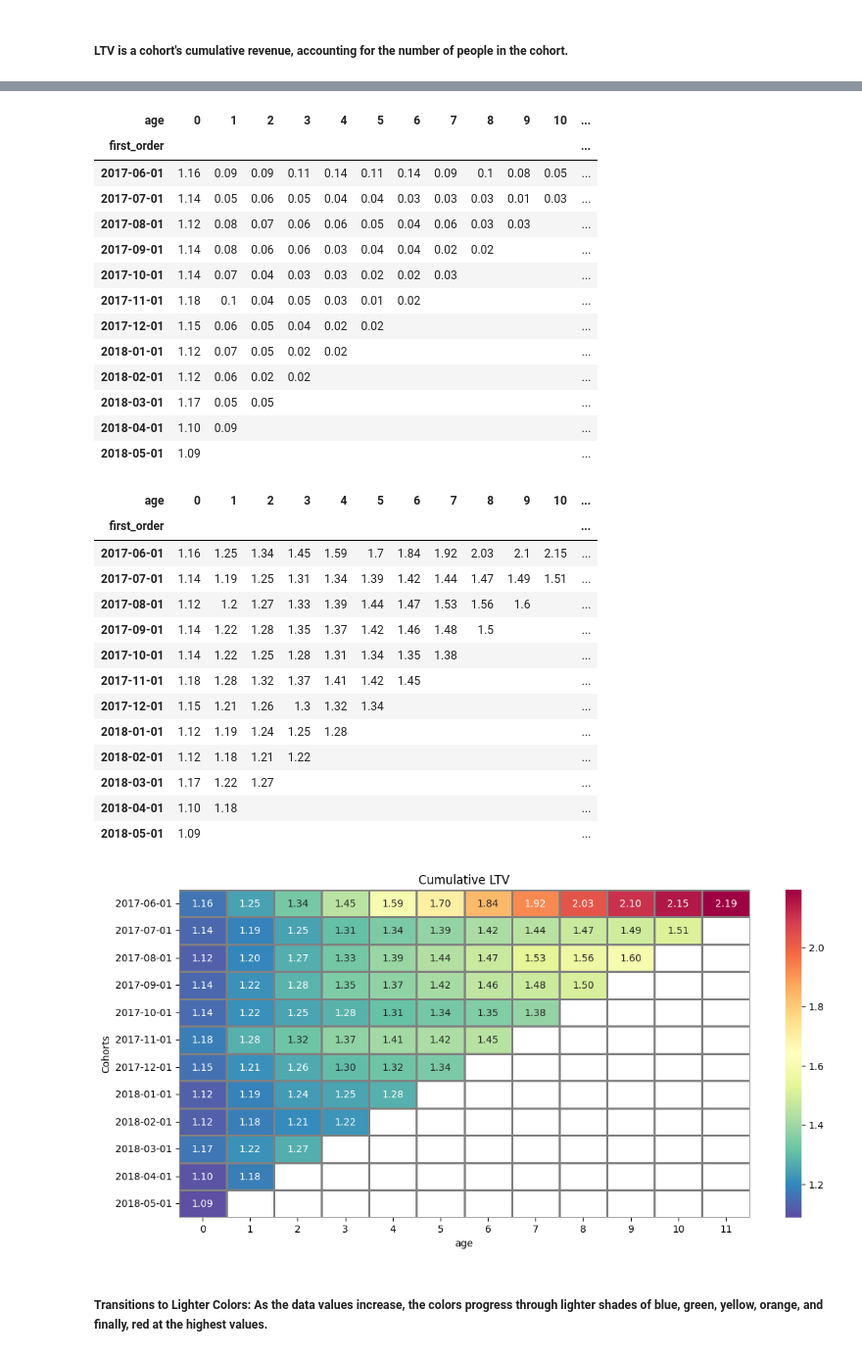
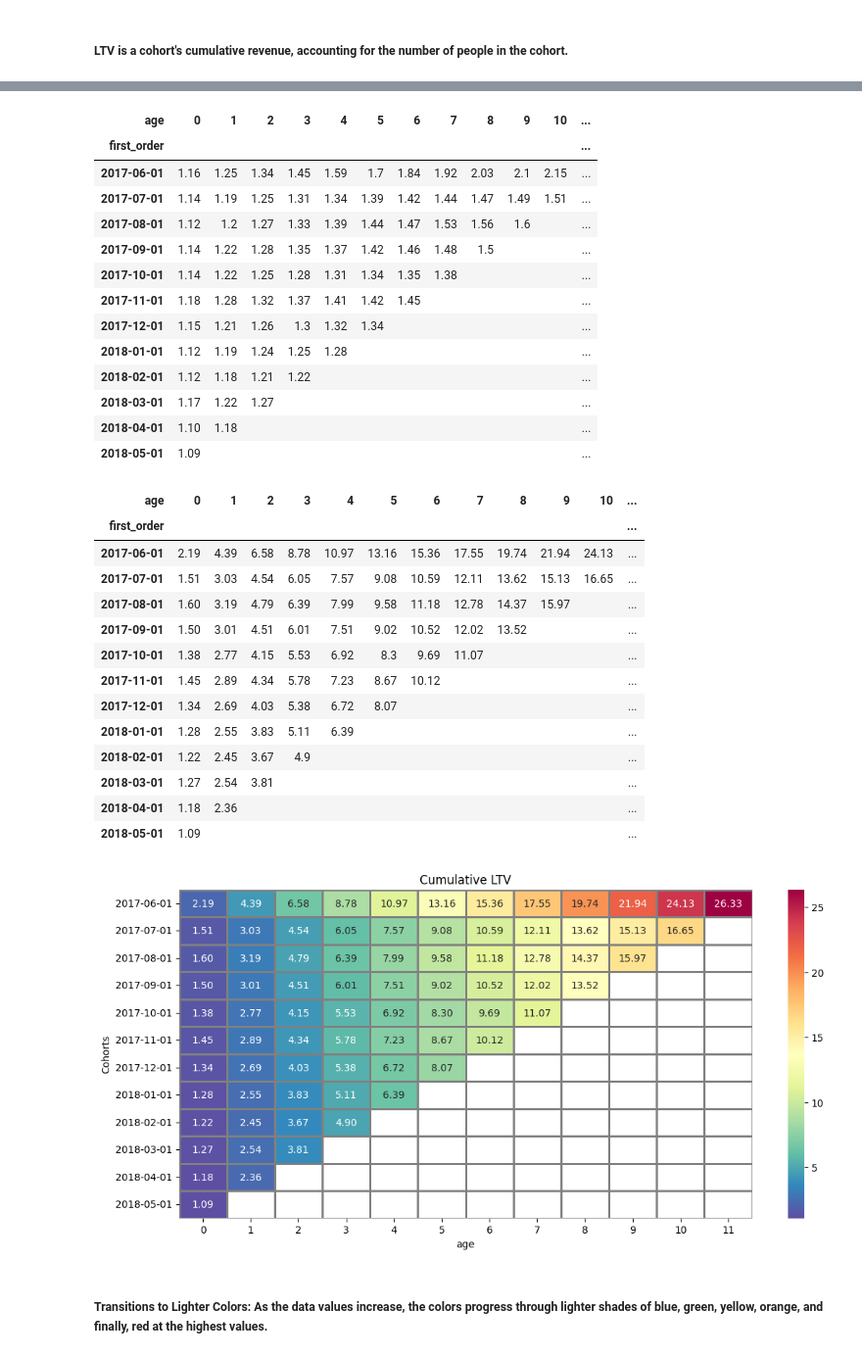
Before and after one commit to CesarChaparro1974/BA_project, a Jupyter notebook: BA_project.ipynb, the cells around one changed output, grey strips where cells are left out. Shown at 98% size. Drawn from its saved outputs; the diff is of its cells as text; code cells hidden in the pictures.

```diff
--- a/BA_project.ipynb
+++ b/BA_project.ipynb
@@ -1330,5 +1441,6 @@ orders['orders_month'] = orders['purchase_date'].values.astype('datetime64[M]')
 # %%
 # Group the data frame on first orders and purchase date and do the calculation for the revenue for the group.
-cohort = cohort.groupby(['first_order', 'purchase_date'])['revenue'].sum().reset_index()
-cohort.head()
+cohort_ltv = cohort.groupby(['cohort_size'])['revenue'].sum().reset_index()
+cohort_ltv.columns = ['cohort_size', 'revenue_ltv']
+cohort_ltv
 # %% [output]
@@ -1343,2 +1462,6 @@ cohort.head()
 # %% [markdown]
 ##### LTV is a cohort's cumulative revenue, accounting for the number of people in the cohort.
+# %%
+# Merge cohort and cohort_ltv.
+cohort = cohort.merge(cohort_ltv, how = 'inner', on = 'cohort_size')
+cohort.head()
@@ -1368,5 +1487,5 @@ cohort_new.head()
 # %%
 # Make the ltv column and its calculation.
-cohort_new['ltv'] = cohort_new['revenue'] / cohort_new['cohort_size']
-cohort_new.head()
+cohort['ltv'] = cohort['revenue_ltv'] / cohort['cohort_size']
+cohort.head()
 # %% [output]
@@ -1379,6 +1498,6 @@ cohort_new.head()
 # %%
 # Pivot table.
-cohort_new_piv = cohort_new.pivot_table(
+cohort_piv = cohort.pivot_table(
     index = 'first_order',
     columns = 'age',
     values = 'ltv',
@@ -1388,58 +1507,58 @@ cohort_new_piv.round(2).fillna('')
 # %% [output]
 | age | 0 | 1 | 2 | 3 | 4 | 5 | 6 | 7 | 8 | 9 | 10 | ... |
 | first_order |  |  |  |  |  |  |  |  |  |  |  | ... |
-| 2017-06-01 | 1.16 | 0.09 | 0.09 | 0.11 | 0.14 | 0.11 | 0.14 | 0.09 | 0.1 | 0.08 | 0.05 | ... |
-| 2017-07-01 | 1.14 | 0.05 | 0.06 | 0.05 | 0.04 | 0.04 | 0.03 | 0.03 | 0.03 | 0.01 | 0.03 | ... |
-| 2017-08-01 | 1.12 | 0.08 | 0.07 | 0.06 | 0.06 | 0.05 | 0.04 | 0.06 | 0.03 | 0.03 |  | ... |
-| 2017-09-01 | 1.14 | 0.08 | 0.06 | 0.06 | 0.03 | 0.04 | 0.04 | 0.02 | 0.02 |  |  | ... |
-| 2017-10-01 | 1.14 | 0.07 | 0.04 | 0.03 | 0.03 | 0.02 | 0.02 | 0.03 |  |  |  | ... |
-| 2017-11-01 | 1.18 | 0.1 | 0.04 | 0.05 | 0.03 | 0.01 | 0.02 |  |  |  |  | ... |
-| 2017-12-01 | 1.15 | 0.06 | 0.05 | 0.04 | 0.02 | 0.02 |  |  |  |  |  | ... |
-| 2018-01-01 | 1.12 | 0.07 | 0.05 | 0.02 | 0.02 |  |  |  |  |  |  | ... |
-| 2018-02-01 | 1.12 | 0.06 | 0.02 | 0.02 |  |  |  |  |  |  |  | ... |
-| 2018-03-01 | 1.17 | 0.05 | 0.05 |  |  |  |  |  |  |  |  | ... |
-| 2018-04-01 | 1.10 | 0.09 |  |  |  |  |  |  |  |  |  | ... |
+| 2017-06-01 | 1.16 | 1.25 | 1.34 | 1.45 | 1.59 | 1.7 | 1.84 | 1.92 | 2.03 | 2.1 | 2.15 | ... |
+| 2017-07-01 | 1.14 | 1.19 | 1.25 | 1.31 | 1.34 | 1.39 | 1.42 | 1.44 | 1.47 | 1.49 | 1.51 | ... |
+| 2017-08-01 | 1.12 | 1.2 | 1.27 | 1.33 | 1.39 | 1.44 | 1.47 | 1.53 | 1.56 | 1.6 |  | ... |
+| 2017-09-01 | 1.14 | 1.22 | 1.28 | 1.35 | 1.37 | 1.42 | 1.46 | 1.48 | 1.5 |  |  | ... |
+| 2017-10-01 | 1.14 | 1.22 | 1.25 | 1.28 | 1.31 | 1.34 | 1.35 | 1.38 |  |  |  | ... |
+| 2017-11-01 | 1.18 | 1.28 | 1.32 | 1.37 | 1.41 | 1.42 | 1.45 |  |  |  |  | ... |
+| 2017-12-01 | 1.15 | 1.21 | 1.26 | 1.3 | 1.32 | 1.34 |  |  |  |  |  | ... |
+| 2018-01-01 | 1.12 | 1.19 | 1.24 | 1.25 | 1.28 |  |  |  |  |  |  | ... |
+| 2018-02-01 | 1.12 | 1.18 | 1.21 | 1.22 |  |  |  |  |  |  |  | ... |
+| 2018-03-01 | 1.17 | 1.22 | 1.27 |  |  |  |  |  |  |  |  | ... |
+| 2018-04-01 | 1.10 | 1.18 |  |  |  |  |  |  |  |  |  | ... |
 | 2018-05-01 | 1.09 |  |  |  |  |  |  |  |  |  |  | ... |
 # %%
 # Cumulative Pivot table.
-cohort_new_piv = cohort_new.pivot_table(
+cohort_piv = cohort.pivot_table(
     index = 'first_order',
     columns = 'age',
     values = 'ltv',
     aggfunc = 'sum'
 ).cumsum(axis = 1)
-cohort_new_piv.round(2).fillna('')
+cohort_piv.round(2).fillna('')
 # %% [output]
 | age | 0 | 1 | 2 | 3 | 4 | 5 | 6 | 7 | 8 | 9 | 10 | ... |
 | first_order |  |  |  |  |  |  |  |  |  |  |  | ... |
-| 2017-06-01 | 1.16 | 1.25 | 1.34 | 1.45 | 1.59 | 1.7 | 1.84 | 1.92 | 2.03 | 2.1 | 2.15 | ... |
-| 2017-07-01 | 1.14 | 1.19 | 1.25 | 1.31 | 1.34 | 1.39 | 1.42 | 1.44 | 1.47 | 1.49 | 1.51 | ... |
-| 2017-08-01 | 1.12 | 1.2 | 1.27 | 1.33 | 1.39 | 1.44 | 1.47 | 1.53 | 1.56 | 1.6 |  | ... |
-| 2017-09-01 | 1.14 | 1.22 | 1.28 | 1.35 | 1.37 | 1.42 | 1.46 | 1.48 | 1.5 |  |  | ... |
-| 2017-10-01 | 1.14 | 1.22 | 1.25 | 1.28 | 1.31 | 1.34 | 1.35 | 1.38 |  |  |  | ... |
-| 2017-11-01 | 1.18 | 1.28 | 1.32 | 1.37 | 1.41 | 1.42 | 1.45 |  |  |  |  | ... |
-| 2017-12-01 | 1.15 | 1.21 | 1.26 | 1.3 | 1.32 | 1.34 |  |  |  |  |  | ... |
-| 2018-01-01 | 1.12 | 1.19 | 1.24 | 1.25 | 1.28 |  |  |  |  |  |  | ... |
-| 2018-02-01 | 1.12 | 1.18 | 1.21 | 1.22 |  |  |  |  |  |  |  | ... |
-| 2018-03-01 | 1.17 | 1.22 | 1.27 |  |  |  |  |  |  |  |  | ... |
-| 2018-04-01 | 1.10 | 1.18 |  |  |  |  |  |  |  |  |  | ... |
+| 2017-06-01 | 2.19 | 4.39 | 6.58 | 8.78 | 10.97 | 13.16 | 15.36 | 17.55 | 19.74 | 21.94 | 24.13 | ... |
+| 2017-07-01 | 1.51 | 3.03 | 4.54 | 6.05 | 7.57 | 9.08 | 10.59 | 12.11 | 13.62 | 15.13 | 16.65 | ... |
+| 2017-08-01 | 1.60 | 3.19 | 4.79 | 6.39 | 7.99 | 9.58 | 11.18 | 12.78 | 14.37 | 15.97 |  | ... |
+| 2017-09-01 | 1.50 | 3.01 | 4.51 | 6.01 | 7.51 | 9.02 | 10.52 | 12.02 | 13.52 |  |  | ... |
+| 2017-10-01 | 1.38 | 2.77 | 4.15 | 5.53 | 6.92 | 8.3 | 9.69 | 11.07 |  |  |  | ... |
+| 2017-11-01 | 1.45 | 2.89 | 4.34 | 5.78 | 7.23 | 8.67 | 10.12 |  |  |  |  | ... |
+| 2017-12-01 | 1.34 | 2.69 | 4.03 | 5.38 | 6.72 | 8.07 |  |  |  |  |  | ... |
+| 2018-01-01 | 1.28 | 2.55 | 3.83 | 5.11 | 6.39 |  |  |  |  |  |  | ... |
+| 2018-02-01 | 1.22 | 2.45 | 3.67 | 4.9 |  |  |  |  |  |  |  | ... |
+| 2018-03-01 | 1.27 | 2.54 | 3.81 |  |  |  |  |  |  |  |  | ... |
+| 2018-04-01 | 1.18 | 2.36 |  |  |  |  |  |  |  |  |  | ... |
 | 2018-05-01 | 1.09 |  |  |  |  |  |  |  |  |  |  | ... |
 # %%
 # To format cohort_new into a str.
-cohort_new_piv.index = cohort_new_piv.index.astype(str)
+cohort_piv.index = cohort_piv.index.astype(str)
 # Plotting the heatmap
 plt.figure(figsize = (13, 6))
-sns.heatmap(cohort_new_piv,
+sns.heatmap(cohort_piv,
             annot = True,
             fmt = '.2f',
             cmap = 'Spectral_r',
             linewidths = 1,
             linecolor = 'grey',
             cbar_kws = {'orientation': 'vertical'}).set(title = 'Cumulative LTV')
 plt.ylabel('Cohorts')
 plt.show()
 # %% [output]
-[figure, old version]
+[figure, new version]
 # %% [markdown]
 ##### Transitions to Lighter Colors: As the data values increase, the colors progress through lighter shades of blue, green, yellow, orange, and finally, red at the highest values.
 # %% [markdown]
```
Also changed, not shown: parts of 25 cells of this notebook.
